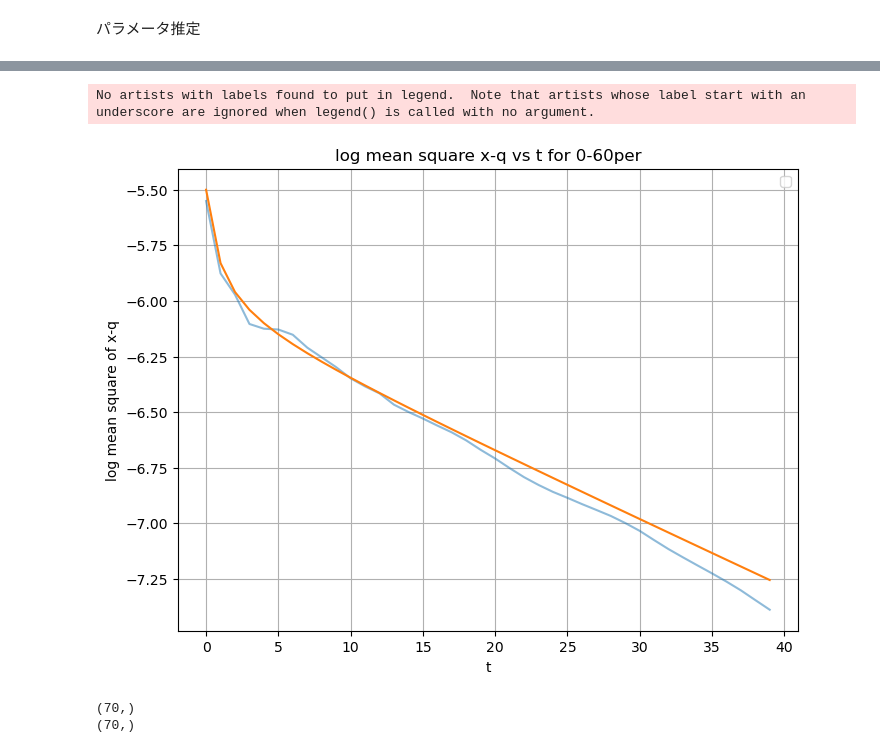
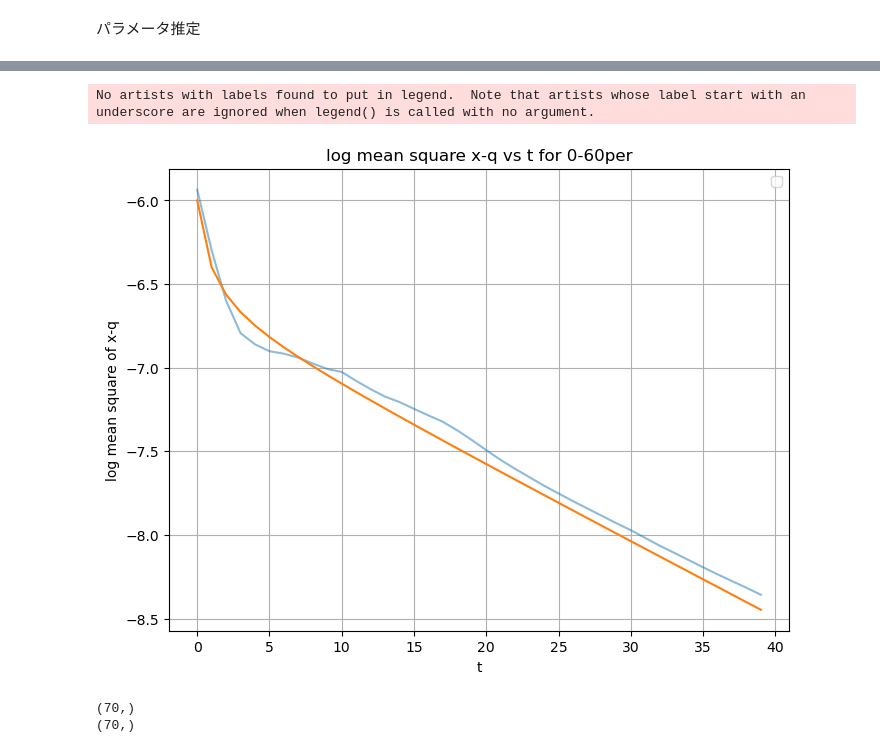
Before and after one commit to LABO-M/horserace, a Jupyter notebook: keiba17.ipynb, the cells around one changed output, grey strips where cells are left out. Cells and saved outputs as stored; diff of their text form; code cells hidden in the pictures.

```diff
--- a/keiba17.ipynb
+++ b/keiba17.ipynb
@@ -1073,11 +1073,11 @@ plt.figure(figsize=(8, 6))
 
 t = np.arange(0, 50, 1)
 
-for i in range(15,16):
+for i in range(10,11):
     x = lambda_list[i][0:50]
     plt.scatter(t, x, alpha=0.5)
 
-z =0.3/(t+1)+0.015*(t+1)*1/100
+z =0.4/(t+1)+0.02*(t+1)*1/100
 plt.plot(t,-z, label="y= 0.4/(t+1)+0.0002(t+1)")
 
 plt.xlabel("time")
@@ -1090,0 +1091,18 @@ plt.show()
+# %%
+plt.figure(figsize=(8, 6))
+
+t = np.arange(0, 50, 1)
+
+for i in range(10,11):
+    x = lambda_list[i][0:50]
+    plt.scatter(t, x, alpha=0.5)
+
+z =0.4+0.02*(t+1)**2*1/100
+plt.plot(t,-z, label="y= 0.4/(t+1)+0.0002(t+1)")
+
+plt.xlabel("time")
+plt.ylabel("lambda")
+plt.title("lambda-1 vs t of 20-21per")
+plt.grid(True)
+plt.legend()
+plt.show()
@@ -1091,24 +1111,24 @@ plt.show()
 # %%
 plt.figure(figsize=(8, 6))
 
 t = np.arange(0, 40, 1)
 
-for i in range(15,16):
+for i in range(10,11):
     y = log_mean_square_x_q_list[i][0:40]
     plt.plot(t,y,alpha=0.5)
 
-w = -0.6*t/(t+1)-0.03*t-5.5
+w = -0.71*t/(t+1)-0.045*t-6
 plt.plot(t,w)
 
 plt.xlabel("t")
 plt.ylabel("log mean square of x-q")
 plt.title("log mean square x-q vs t for 0-60per")
 plt.grid(True)
 plt.legend()
 plt.show()
 # %% [output]
 No artists with labels found to put in legend.  Note that artists whose label start with an underscore are ignored when legend() is called with no argument.
-[figure, old version]
+[figure, new version]
 # %%
 import numpy as np
 from scipy.optimize import minimize
```
Also changed, not shown: parts of 9 cells of this notebook.
